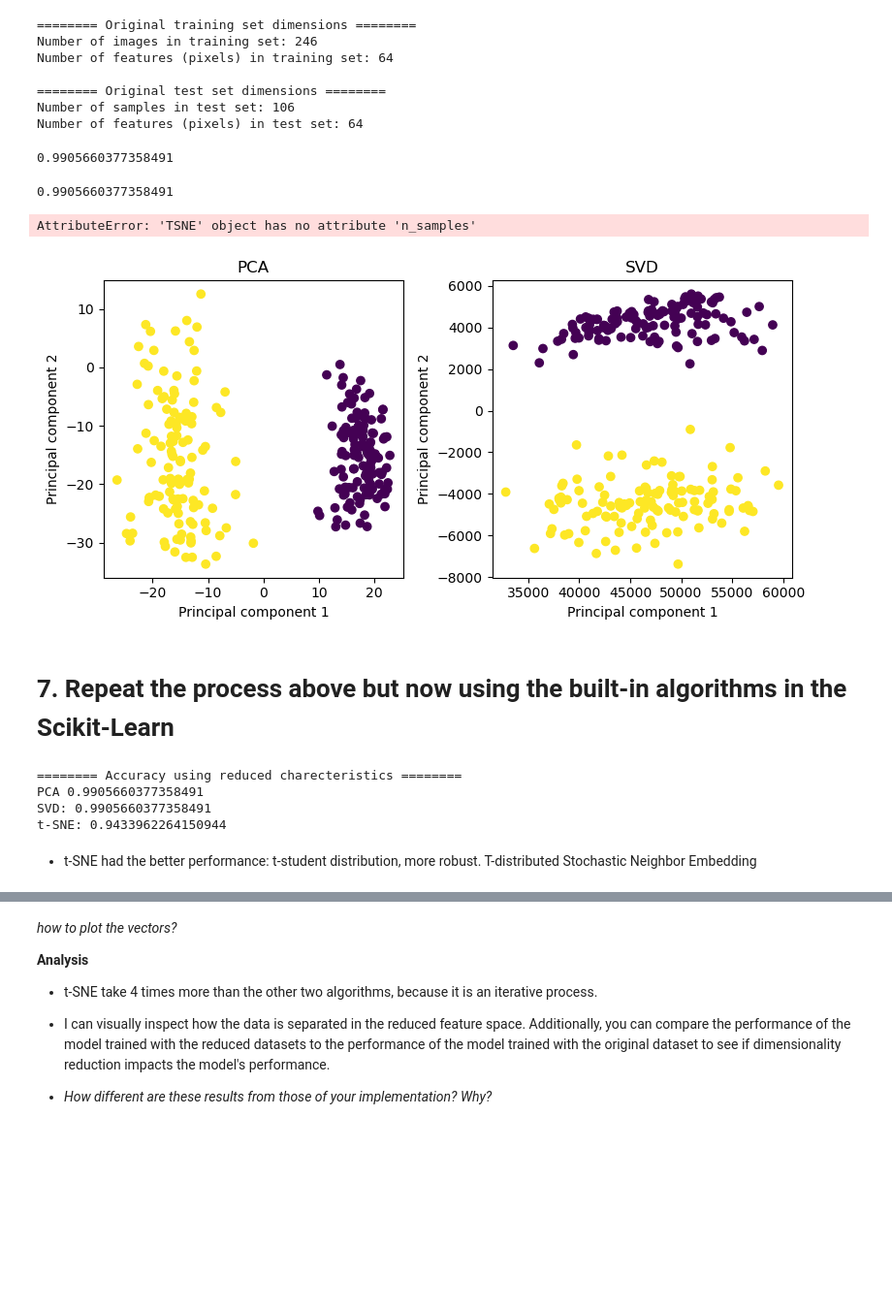
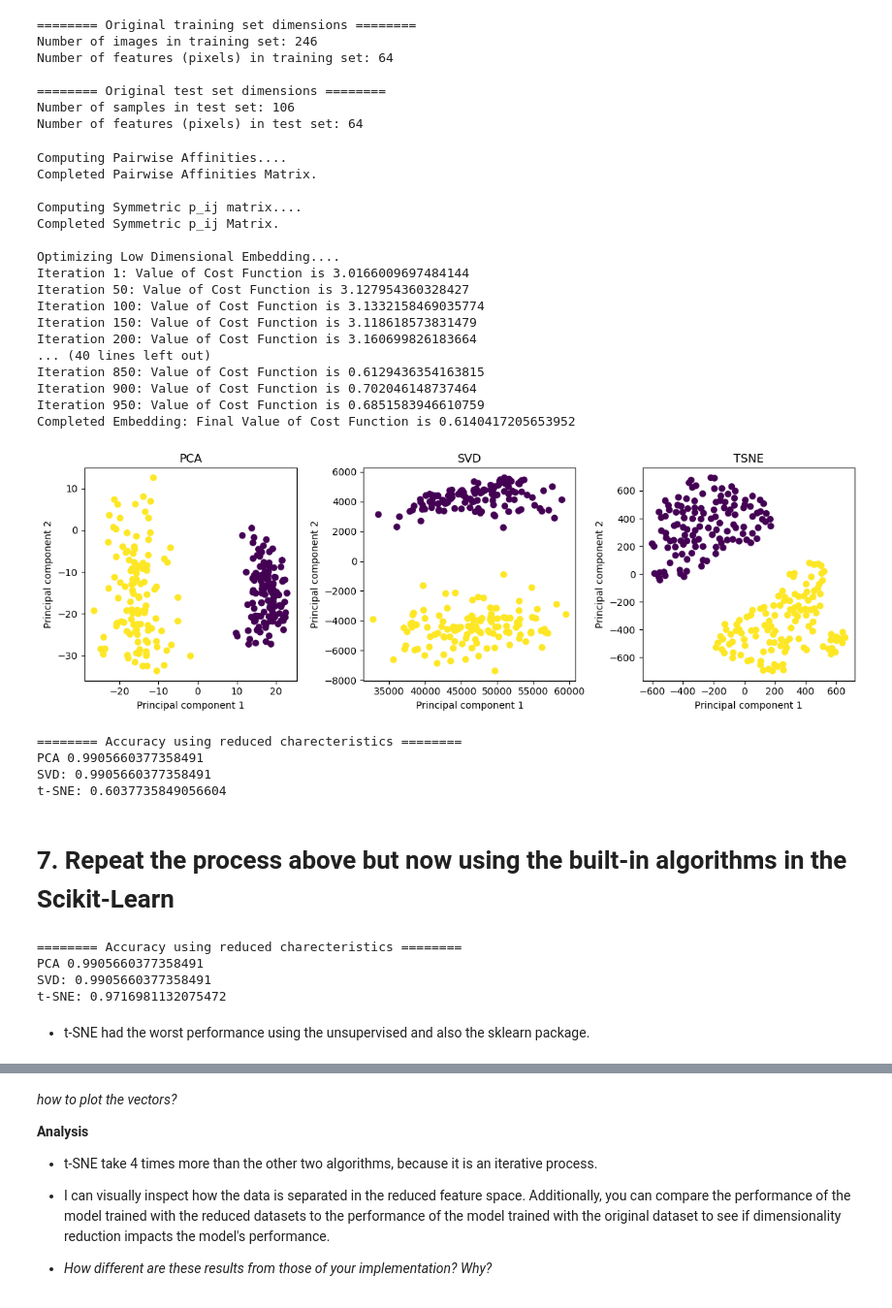
Before and after one commit to melissaortegaa/machine_learning_2, a Jupyter notebook: ML2/lab_dim_red.ipynb, the cells around one changed output, grey strips where cells are left out. Shown at 97% size. Saved outputs shown, nothing was run; the diff lists cells and outputs as text; code cells hidden in the pictures; blank space fills up the shorter version.

```diff
--- a/ML2/lab_dim_red.ipynb
+++ b/ML2/lab_dim_red.ipynb
@@ -417,8 +416,7 @@ for ax, image, label in zip(axes, X, y):
 [figure]
 # %%
 # Flatten the images
-n_samples = len(X)
-X = X.reshape((n_samples, -1))
+X = X.reshape((len(X), -1))
 
 # Split data into 50% train and 50% test subsets
 X_train, X_test, y_train, y_test = train_test_split(X, y, test_size=0.3, shuffle=False)
@@ -482,9 +480,6 @@ X_my_pca_test = pca.transform(X_test)
 logistic_regression.fit(X_my_pca_train, y_train)
 y_my_pred_pca = logistic_regression.predict(X_my_pca_test)
 accuracy_my_pca = accuracy_score(y_test, y_my_pred_pca)
-accuracy_my_pca
-# %% [output]
-0.9905660377358491
 # %%
 from unsupervised.dim_red.my_svd import SVD
 
@@ -497,47 +492,83 @@ X_my_svd_test = svd.transform(X_test)
 logistic_regression.fit(X_my_svd_train, y_train)
 y_my_pred_svd = logistic_regression.predict(X_my_svd_test)
 accuracy_my_svd = accuracy_score(y_test, y_my_pred_svd)
-accuracy_my_svd
-# %% [output]
-0.9905660377358491
 # %%
-from unsupervised.dim_red.tsne_guide import TSNE
+# Import implemented packages
+from unsupervised.dim_red.naty_tsne import TSNE
 
-# Apply SVD using the unsupervised package
-tsne = TSNE(n_components=2)
-X_my_tsne_train = tsne.fit_transform(X_train)
-X_my_tsne_test = tsne.transform(X_test)
+tsne = TSNE(n_dimensions=2)
+
+# Apply TSNE to the X_train matrix using the unsupervised package
+X_my_tsne_train = tsne.fit(X_train)
+X_my_tsne_train = tsne.transform(X_train,1000)
+
+# Apply TSNE to the X_test matrix using the unsupervised package
+X_my_tsne_test = tsne.fit(X_test)
+X_my_tsne_test = tsne.transform(X_test,1000)
 
 # Train a logistic regression model using the reduced datasets
 logistic_regression.fit(X_my_tsne_train, y_train)
 y_my_pred_tsne = logistic_regression.predict(X_my_tsne_test)
 accuracy_my_tsne = accuracy_score(y_test, y_my_pred_tsne)
-accuracy_my_tsne
 # %% [output]
-AttributeError: 'TSNE' object has no attribute 'n_samples'
+Computing Pairwise Affinities....
+Completed Pairwise Affinities Matrix.
+
+Computing Symmetric p_ij matrix....
+Completed Symmetric p_ij Matrix.
+
+Optimizing Low Dimensional Embedding....
+Iteration 1: Value of Cost Function is 3.0166009697484144
+Iteration 50: Value of Cost Function is 3.127954360328427
+Iteration 100: Value of Cost Function is 3.1332158469035774
+Iteration 150: Value of Cost Function is 3.118618573831479
+Iteration 200: Value of Cost Function is 3.160699826183664
+... (40 lines left out)
+Iteration 850: Value of Cost Function is 0.6129436354163815
+Iteration 900: Value of Cost Function is 0.702046148737464
+Iteration 950: Value of Cost Function is 0.6851583946610759
+Completed Embedding: Final Value of Cost Function is 0.6140417205653952
 # %%
 # Create a new figure with specified size
 plt.figure(figsize=(12, 4))
 
 # Plot the results for PCA
 plt.subplot(1, 3, 1)
 plt.scatter(X_my_pca_train[:, 0], X_my_pca_train[:, 1], c=y_train)
 plt.title('PCA')
 plt.xlabel('Principal component 1')
 plt.ylabel('Principal component 2')
 
 # Plot the results for SVD
 plt.subplot(1, 3, 2)
 plt.scatter(X_my_svd_train[:, 0], X_my_svd_train[:, 1], c=y_train)
 plt.title('SVD')
 plt.xlabel('Principal component 1')
 plt.ylabel('Principal component 2')
 
+# Plot the results for TSNE
+plt.subplot(1, 3, 3)
+plt.scatter(X_my_tsne_train[:, 0], X_my_tsne_train[:, 1], c=y_train)
+plt.title('TSNE')
+plt.xlabel('Principal component 1')
+plt.ylabel('Principal component 2')
+
 # Display the figure
 plt.tight_layout()
 plt.show()
 # %% [output]
-[figure, old version]
+[figure, new version]
+# %%
+# Print the results
+print("==" * 4 + " Accuracy using reduced charecteristics " + "==" * 4)
+print("PCA",     accuracy_my_pca)
+print("SVD:",    accuracy_my_svd)
+print("t-SNE:",  accuracy_my_tsne)
+# %% [output]
+======== Accuracy using reduced charecteristics ========
+PCA 0.9905660377358491
+SVD: 0.9905660377358491
+t-SNE: 0.6037735849056604
 # %% [markdown]
 # 7. Repeat the process above but now using the built-in algorithms in the Scikit-Learn
 # %%
@@ -586,9 +617,9 @@ print("t-SNE:",  accuracy_tsne)
 ======== Accuracy using reduced charecteristics ========
 PCA 0.9905660377358491
 SVD: 0.9905660377358491
-t-SNE: 0.9433962264150944
+t-SNE: 0.9716981132075472
-# %% [markdown]
-- t-SNE had the better performance: t-student distribution, more robust. T-distributed Stochastic Neighbor Embedding
+# %% [markdown]
+- t-SNE had the worst performance using the unsupervised and also the sklearn package.
 # %%
 # Create a new figure with specified size
 plt.figure(figsize=(12, 4))
```
Also changed, not shown: parts of 20 cells of this notebook, 7 other files.
